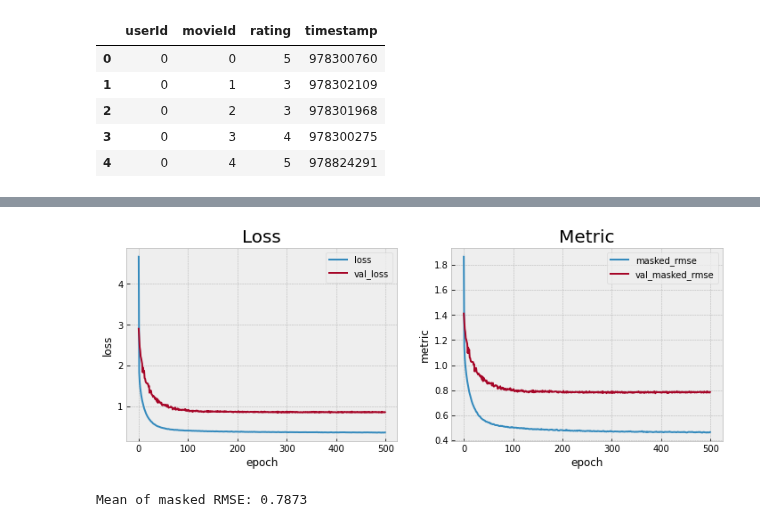
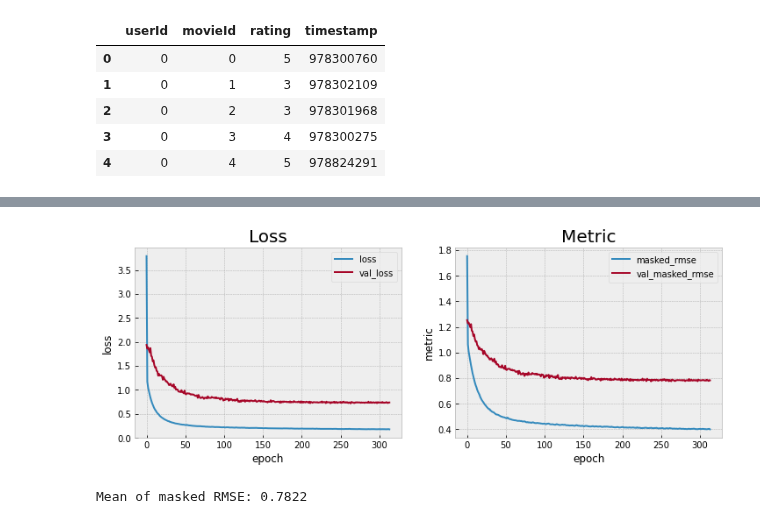
Before and after one commit to ivoryRabbit/RecSys, a Jupyter notebook: DeepAutoRec.ipynb, the cells around one changed output, grey strips where cells are left out. Drawn from its saved outputs; the diff is of its cells as text; code cells hidden in the pictures.

```diff
--- a/DeepAutoRec.ipynb
+++ b/DeepAutoRec.ipynb
@@ -243,18 +270,18 @@ def make_predictor(df: pd.DataFrame,
         N += batch_Id.size
     return res / N
 # %%
-def show_history(hist):
+def show_history(hist, loss: str, metric: str) -> None:
     fig, (ax1, ax2) = plt.subplots(1, 2, figsize = (12, 4))
 
-    ax1.plot(hist.history['loss'])
-    ax1.plot(hist.history['val_loss'])
+    ax1.plot(hist.history[f'{loss}'])
+    ax1.plot(hist.history[f'val_{loss}'])
     ax1.set_title('Loss', fontsize = 20)
     ax1.set_ylabel('loss')
     ax1.set_xlabel('epoch')
     ax1.legend(['loss', 'val_loss'], loc = 'upper right')
 
-    ax2.plot(hist.history['masked_rmse'])
-    ax2.plot(hist.history['val_masked_rmse'])
+    ax2.plot(hist.history[f'{metric}'])
+    ax2.plot(hist.history[f'val_{metric}'])
     ax2.set_title('Metric', fontsize = 20)
     ax2.set_ylabel('metric')
     ax2.set_xlabel('epoch')
@@ -268,12 +371,13 @@ batch_size = 128
 
 train, valid, test = data_split(ratings)
 train, valid, test = map(make_interaction, (train, valid, test))
-train_gen, valid_gen = map(lambda x: make_generator(x, n_user, n_item, batch_size), (train, valid))
+train_gen, valid_gen = map(lambda x: make_generator(x, n_item, batch_size), (train, valid))
 
 steps_per_epoch = train.index.size // batch_size + 1
 validation_steps = valid.index.size // batch_size + 1
 # %%
 # optimizer = SGD(lr = 0.001, decay = 1e-5, momentum = 0.9, nesterov = True)
-model = DeepAutoRec(n_user, n_item, n_layer = 2, latent_dim = 512, optimizer = 'adam', dropout_rate = 0.4)
+optimizer = Adam(learning_rate = 0.001, decay = 1e-5)
+model = DeepAutoRec(n_item, n_layer = 2, latent_dim = 512, optimizer = optimizer, dropout_rate = 0.2)
 model.summary()
 # %% [output]
@@ -304,6 +405,6 @@ model_checkpoint = ModelCheckpoint('DeepAutoRec_1M.h5', monitor = 'val_loss', mo
 
 hist = model.fit(x = train_gen, validation_data = valid_gen, epochs = epochs,
                  steps_per_epoch = steps_per_epoch, validation_steps = validation_steps,
-                 verbose = 1)#, callbacks = [early_stopping, model_checkpoint])
+                 verbose = 1, callbacks = [early_stopping, model_checkpoint])
 # %% [output]
 Epoch 1/500
@@ -326,9 +427,9 @@ Wall time: 16min 11s
 # %%
-show_history(hist)
+show_history(hist, 'output_loss', 'output_masked_rmse')
 # %% [output]
-[figure, old version]
+[figure, new version]
 # %%
-test_pred = make_predictor(test, model, n_user, n_item, batch_size, user_based = True)
+test_pred = make_predictor(test, model, n_item, batch_size)
 print(f'Mean of masked RMSE: {test_pred:.4f}')
 # %% [output]
-Mean of masked RMSE: 0.7873
+Mean of masked RMSE: 0.7822
```
Also changed, not shown: parts of 16 cells of this notebook.
